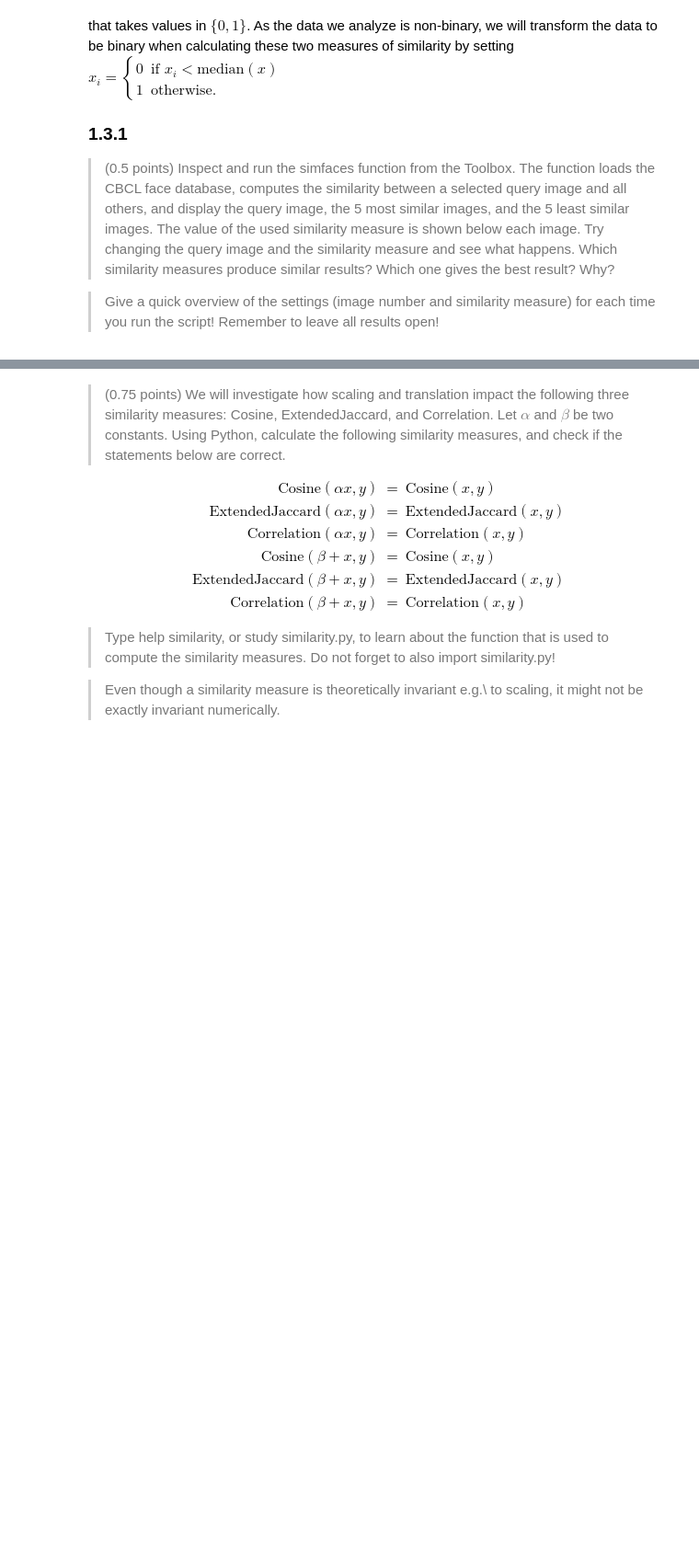
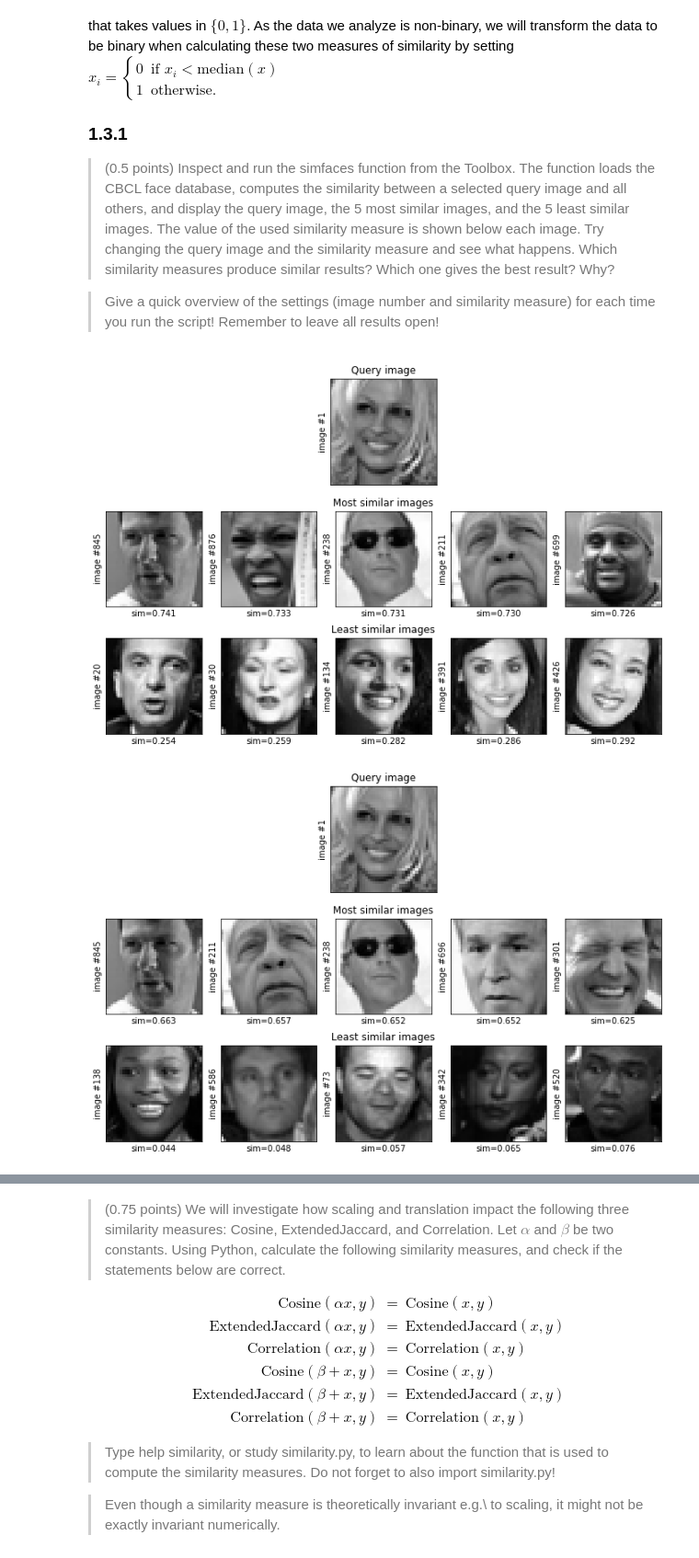
Before and after one commit to obp3ter/Data-Mining, a Jupyter notebook: Assignment1/Assignment_1.ipynb, the cells around one changed output, grey strips where cells are left out. Shown at 92% size. Cells and saved outputs as stored; diff of their text form; code cells hidden in the pictures; blank space fills up the shorter version.

```diff
--- a/Assignment1/Assignment_1.ipynb
+++ b/Assignment1/Assignment_1.ipynb
@@ -392,4 +395,11 @@ $x_i = \left\{ \begin{array}{ll} 0 & \textrm{if~} x_i < \textrm{median}({x}) \\
 # %%
 from Toolbox.simfaces import simfaces
 
 simfaces(1,'smc')
+simfaces(1,'jaccard')
+simfaces(1,'cosine')
+simfaces(1,'extendedjaccard')
+simfaces(1,'correlation')
+# %% [output]
+[figure, added]
+[figure, added]
```
Also changed, not shown: parts of 24 cells of this notebook.
